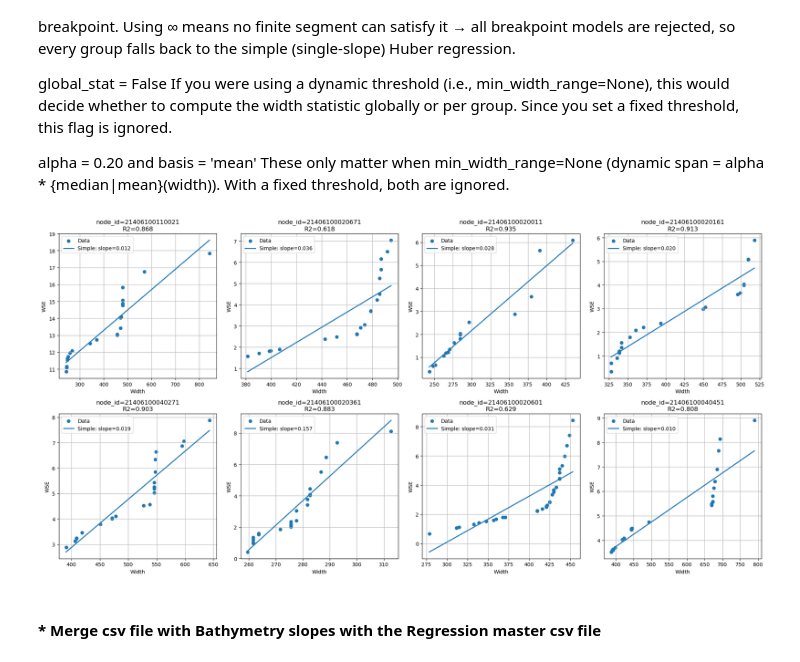
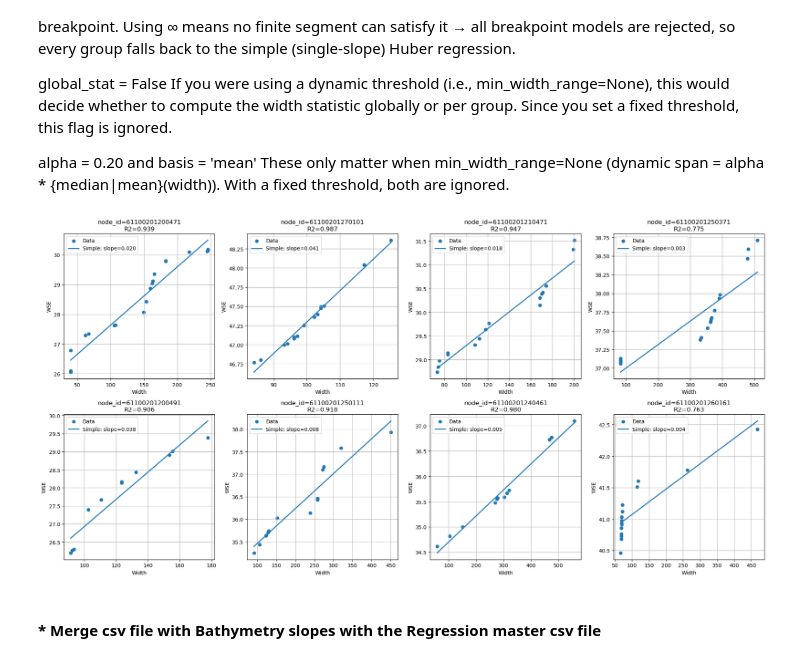
Before and after one commit to jdavecas/Hipsometric-curves, a Jupyter notebook: Validation.ipynb, the cells around one changed output. Saved outputs shown, nothing was run; the diff lists cells and outputs as text; code cells hidden in the pictures.

```diff
--- a/Validation.ipynb
+++ b/Validation.ipynb
@@ -42,11 +42,11 @@ This code uses bathymetry models, together with SWOT data and and cross-section
 #### 0. PATHS
 # %%
 # Regressions
-regress_path = pd.read_csv(OUTPUT/"Global_22_07_25/B774_huber_reg.csv")#/dark_fr_030/8_bits/S3_15Obs_100W/jul_3_25/Po_River_huber_reg_3.csv")) #No_Norm/dark_fr_030/8_bits/S3_15Obs_100W/jun_6_25/
+regress_path = pd.read_csv(OUTPUT/"Global_22_07_25/B611_huber_reg.csv")#/dark_fr_030/8_bits/S3_15Obs_100W/jul_3_25/Po_River_huber_reg_3.csv")) #No_Norm/dark_fr_030/8_bits/S3_15Obs_100W/jun_6_25/
                                         #"Po_River_huber_reg.csv"))
-poly_path = gpd.read_file(INTERMEDIATE/"Store/Binary_Masks/Po/Shps/Po.shp")
-tif_path = DATA/"External/Bathymetries/namerica/Sacramento_River/Sacramento_EGM08.tif"
-base_folder = INTERMEDIATE/"Store/Binary_Masks/Po/"
+poly_path = gpd.read_file(INTERMEDIATE/"Store/Binary_Masks/Atrato/Less_filters/Shps/Atrato_cx.shp")
+tif_path = DATA/"External/Bathymetries/samerica/Atr_bathymetry_mod.tif"
+base_folder = INTERMEDIATE/"Store/Binary_Masks/Atrato/Less_filters/"
 #swot_simple = INTERMEDIATE/"Store/Validation/csv/Atrato/Atrato_reg_bottom_error_simple.csv"
 # %% [markdown]
 #### 1. Subsetting only the nodes lying inside the raster
@@ -160,5 +164,5 @@ merged.to_csv(os.path.join(INTERMEDIATE, "Store/Validation/csv/Sacramento/Sacram
 # %%
-master_csv_path = INTERMEDIATE/"Store/Validation/csv/Po/Po_reg_bottom_error_simple.csv"
+master_csv_path = INTERMEDIATE/"Store/Validation/csv/Atrato/Less_filters/Atrato_reg_bottom_error.csv"
 # %% [markdown]
 Create folders for each node_id
 # %%
@@ -659,7 +663,7 @@ def plot_random_regressions(group_results, n=8):
     plt.tight_layout()
     plt.show()
 # %%
-path2w_wse = INTERMEDIATE/"Store/Binary_Masks/Po/Bath_widths.csv"
+path2w_wse = INTERMEDIATE/"Store/Binary_Masks/Atrato/Less_filters/Bath_widths.csv"
 # %% [markdown]
 #### 5.1. calling the function and plotting:
 csv_path = path2w_wse
@@ -676,11 +680,11 @@ These only matter when min_width_range=None (dynamic span = alpha * {median|mean
 # %%
 result_df, group_results = groupwise_regression(path2w_wse)
 # Optionally, save to CSV
-result_df.to_csv(INTERMEDIATE/"Store/Binary_Masks/Po/Bath_simple.csv", index=False)
+result_df.to_csv(INTERMEDIATE/"Store/Binary_Masks/Atrato/Less_filters/Bath_simple.csv", index=False)
 # Plot 8 random node_id fits
 plot_random_regressions(group_results, n=8)
 # %% [output]
-[figure, old version]
+[figure, new version]
 # %%
 def plot_all_regressions(group_results):
     import math
```
Also changed, not shown: parts of 9 cells of this notebook.
